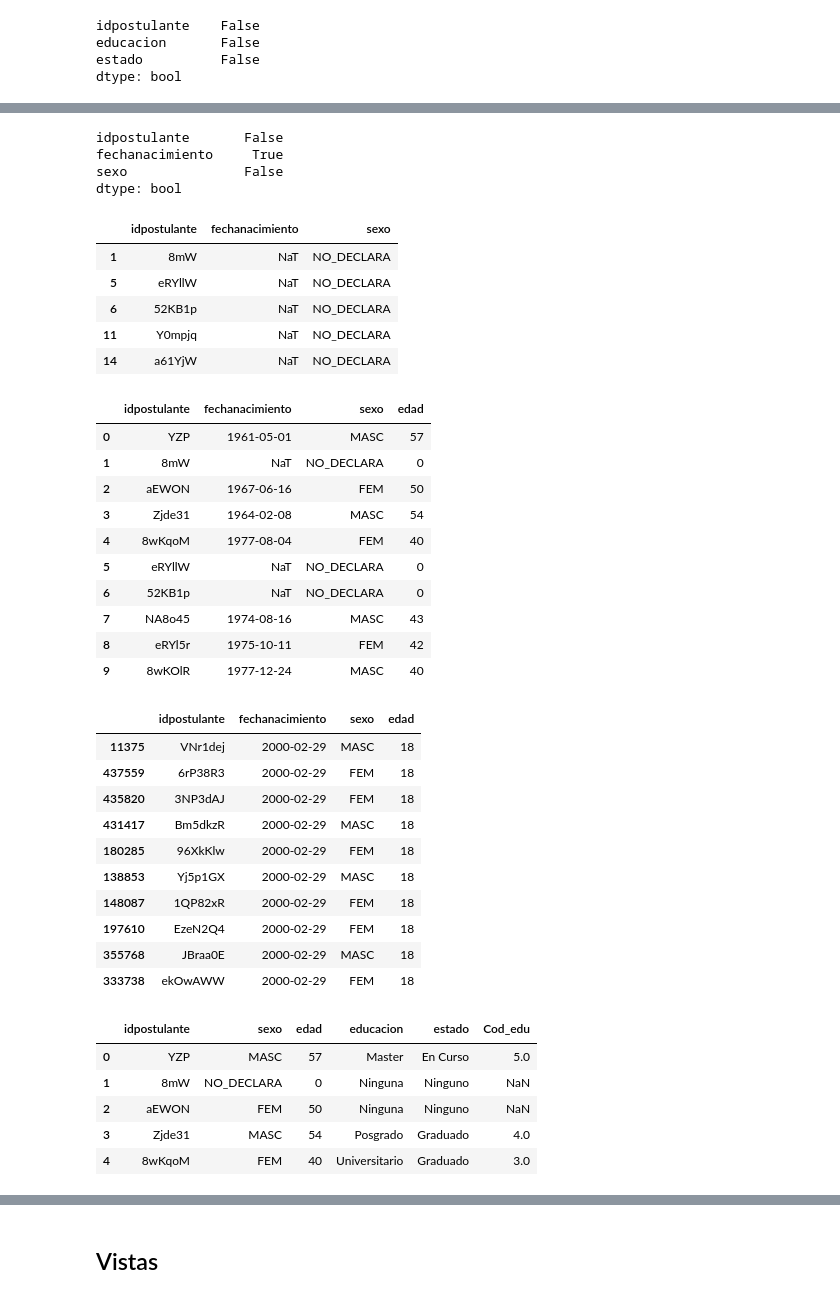
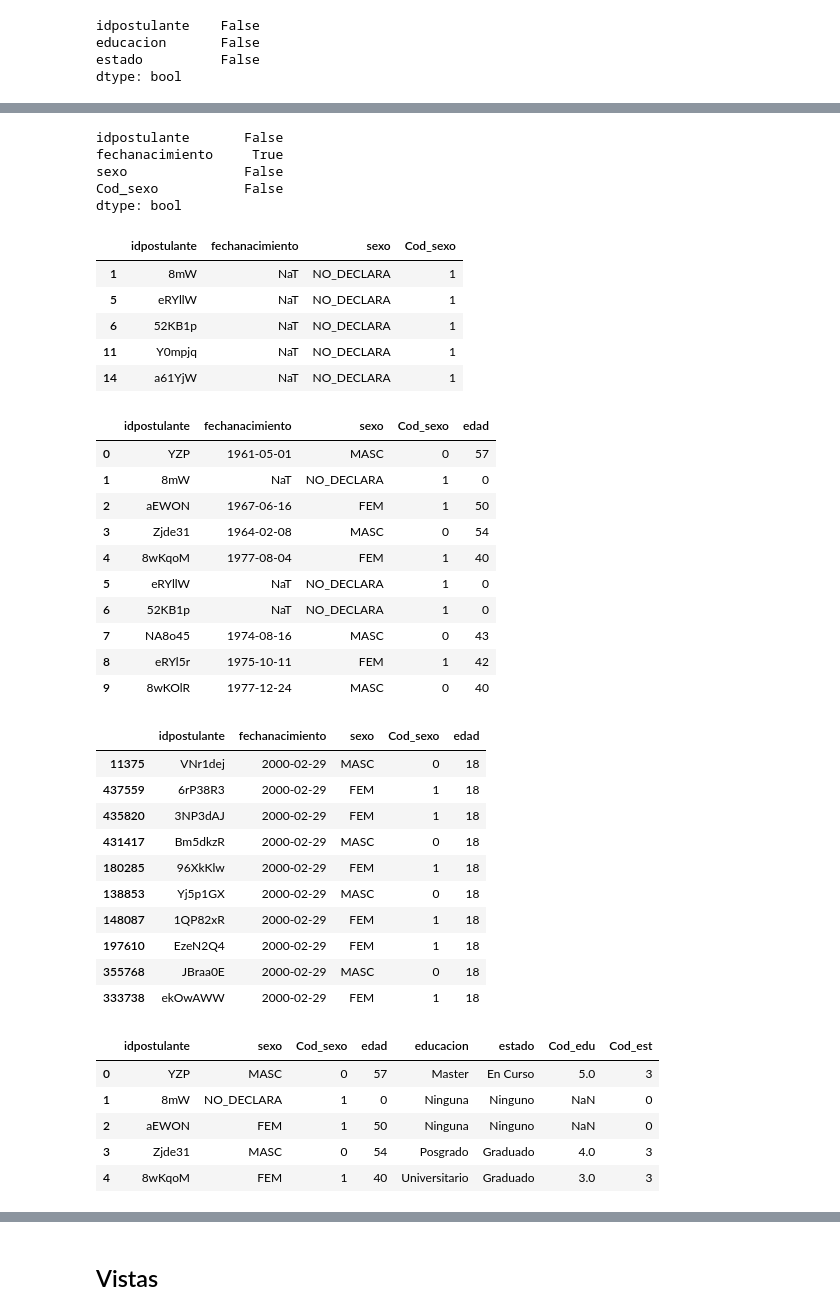
Before and after one commit to Mariano95/Analisis-exploratorio-de-datos, a Jupyter notebook: TP2.ipynb, the cells around one changed output, grey strips where cells are left out. Saved outputs shown, nothing was run; the diff lists cells and outputs as text; code cells hidden in the pictures.

```diff
--- a/TP2.ipynb
+++ b/TP2.ipynb
@@ -59,6 +66,9 @@ postulantes_educacion['Cod_edu'] = np.array([0 if e == 'Secundario' else
                                              4 if e == 'Posgrado' else
                                              5 if e == 'Master' else 6 for e in postulantes_educacion.educacion])
 
+postulantes_educacion['Cod_est'] = np.array([1 if e == 'Abandonado' else
+                                             2 if e == 'En curso' else 3 for e in postulantes_educacion.estado])
+
 postulantes_educacion = postulantes_educacion.sort_values(['idpostulante','Cod_edu'], ascending = False).drop_duplicates('idpostulante')
 # %%
 postulantes_educacion.head()
@@ -72,3 +82,5 @@ postulantes_educacion.head()
+# %%
+postulantes_genero_y_edad['Cod_sexo'] = np.array([0 if e == 'MASC' else 1 for e in postulantes_genero_y_edad.sexo])
 # %%
 #Ojo, fechas de nacimiento nulas
 
@@ -77,6 +89,7 @@ postulantes_genero_y_edad.isnull().any()
 idpostulante       False
 fechanacimiento     True
 sexo               False
+Cod_sexo           False
 dtype: bool
 # %%
 #Convierto la columna fechanacimiento a formato datetime.
@@ -87,12 +100,12 @@ postulantes_genero_y_edad['fechanacimiento'] = pd.to_datetime(postulantes_genero
 
 postulantes_genero_y_edad.loc[postulantes_genero_y_edad.fechanacimiento.isnull()].head()
 # %% [output]
-|  | idpostulante | fechanacimiento | sexo |
-| 1 | 8mW | NaT | NO_DECLARA |
-| 5 | eRYllW | NaT | NO_DECLARA |
-| 6 | 52KB1p | NaT | NO_DECLARA |
-| 11 | Y0mpjq | NaT | NO_DECLARA |
-| 14 | a61YjW | NaT | NO_DECLARA |
+|  | idpostulante | fechanacimiento | sexo | Cod_sexo |
+| 1 | 8mW | NaT | NO_DECLARA | 1 |
+| 5 | eRYllW | NaT | NO_DECLARA | 1 |
+| 6 | 52KB1p | NaT | NO_DECLARA | 1 |
+| 11 | Y0mpjq | NaT | NO_DECLARA | 1 |
+| 14 | a61YjW | NaT | NO_DECLARA | 1 |
 # %%
 #Vamos ahora a agregar una columna adicional al dataframe, de modo que podamos observar la edad de cada persona
 
@@ -101,49 +114,50 @@ postulantes_genero_y_edad['edad'] = postulantes_genero_y_edad['edad'].fillna(0)
 postulantes_genero_y_edad['edad'] = postulantes_genero_y_edad['edad'].astype(int)
 postulantes_genero_y_edad.head(10)
 # %% [output]
-|  | idpostulante | fechanacimiento | sexo | edad |
-| 0 | YZP | 1961-05-01 | MASC | 57 |
-| 1 | 8mW | NaT | NO_DECLARA | 0 |
-| 2 | aEWON | 1967-06-16 | FEM | 50 |
-| 3 | Zjde31 | 1964-02-08 | MASC | 54 |
-| 4 | 8wKqoM | 1977-08-04 | FEM | 40 |
-| 5 | eRYllW | NaT | NO_DECLARA | 0 |
-| 6 | 52KB1p | NaT | NO_DECLARA | 0 |
-| 7 | NA8o45 | 1974-08-16 | MASC | 43 |
-| 8 | eRYl5r | 1975-10-11 | FEM | 42 |
-| 9 | 8wKOlR | 1977-12-24 | MASC | 40 |
+|  | idpostulante | fechanacimiento | sexo | Cod_sexo | edad |
+| 0 | YZP | 1961-05-01 | MASC | 0 | 57 |
+| 1 | 8mW | NaT | NO_DECLARA | 1 | 0 |
+| 2 | aEWON | 1967-06-16 | FEM | 1 | 50 |
+| 3 | Zjde31 | 1964-02-08 | MASC | 0 | 54 |
+| 4 | 8wKqoM | 1977-08-04 | FEM | 1 | 40 |
+| 5 | eRYllW | NaT | NO_DECLARA | 1 | 0 |
+| 6 | 52KB1p | NaT | NO_DECLARA | 1 | 0 |
+| 7 | NA8o45 | 1974-08-16 | MASC | 0 | 43 |
+| 8 | eRYl5r | 1975-10-11 | FEM | 1 | 42 |
+| 9 | 8wKOlR | 1977-12-24 | MASC | 0 | 40 |
 # %%
 #Reviso la edad de las personas que cumplen años el 29/02
 
 postulantes_nacidos_en_febrero = postulantes_genero_y_edad.loc[postulantes_genero_y_edad['fechanacimiento'].dt.month == 2]
 postulantes_nacidos_en_febrero.loc[postulantes_nacidos_en_febrero['fechanacimiento'].dt.day == 29].sort_values('fechanacimiento',ascending = False).head(10)
 # %% [output]
-|  | idpostulante | fechanacimiento | sexo | edad |
-| 11375 | VNr1dej | 2000-02-29 | MASC | 18 |
-| 437559 | 6rP38R3 | 2000-02-29 | FEM | 18 |
-| 435820 | 3NP3dAJ | 2000-02-29 | FEM | 18 |
-| 431417 | Bm5dkzR | 2000-02-29 | MASC | 18 |
-| 180285 | 96XkKlw | 2000-02-29 | FEM | 18 |
-| 138853 | Yj5p1GX | 2000-02-29 | MASC | 18 |
-| 148087 | 1QP82xR | 2000-02-29 | FEM | 18 |
-| 197610 | EzeN2Q4 | 2000-02-29 | FEM | 18 |
-| 355768 | JBraa0E | 2000-02-29 | MASC | 18 |
-| 333738 | ekOwAWW | 2000-02-29 | FEM | 18 |
+|  | idpostulante | fechanacimiento | sexo | Cod_sexo | edad |
+| 11375 | VNr1dej | 2000-02-29 | MASC | 0 | 18 |
+| 437559 | 6rP38R3 | 2000-02-29 | FEM | 1 | 18 |
+| 435820 | 3NP3dAJ | 2000-02-29 | FEM | 1 | 18 |
+| 431417 | Bm5dkzR | 2000-02-29 | MASC | 0 | 18 |
+| 180285 | 96XkKlw | 2000-02-29 | FEM | 1 | 18 |
+| 138853 | Yj5p1GX | 2000-02-29 | MASC | 0 | 18 |
+| 148087 | 1QP82xR | 2000-02-29 | FEM | 1 | 18 |
+| 197610 | EzeN2Q4 | 2000-02-29 | FEM | 1 | 18 |
+| 355768 | JBraa0E | 2000-02-29 | MASC | 0 | 18 |
+| 333738 | ekOwAWW | 2000-02-29 | FEM | 1 | 18 |
 # %%
 #Merge de los datos de los postulantes
 
 postulantes = pd.merge(postulantes_genero_y_edad,postulantes_educacion,how='left',on='idpostulante')
 postulantes['educacion'] = postulantes['educacion'].fillna('Ninguna')
 postulantes['estado'] = postulantes['estado'].fillna('Ninguno')
+postulantes['Cod_est'] = postulantes['Cod_est'].fillna('0')
 postulantes = postulantes.drop(['fechanacimiento'],axis=1)
 postulantes.head()
 # %% [output]
-|  | idpostulante | sexo | edad | educacion | estado | Cod_edu |
-| 0 | YZP | MASC | 57 | Master | En Curso | 5.0 |
-| 1 | 8mW | NO_DECLARA | 0 | Ninguna | Ninguno | NaN |
-| 2 | aEWON | FEM | 50 | Ninguna | Ninguno | NaN |
-| 3 | Zjde31 | MASC | 54 | Posgrado | Graduado | 4.0 |
-| 4 | 8wKqoM | FEM | 40 | Universitario | Graduado | 3.0 |
+|  | idpostulante | sexo | Cod_sexo | edad | educacion | estado | Cod_edu | Cod_est |
+| 0 | YZP | MASC | 0 | 57 | Master | En Curso | 5.0 | 3 |
+| 1 | 8mW | NO_DECLARA | 1 | 0 | Ninguna | Ninguno | NaN | 0 |
+| 2 | aEWON | FEM | 1 | 50 | Ninguna | Ninguno | NaN | 0 |
+| 3 | Zjde31 | MASC | 0 | 54 | Posgrado | Graduado | 4.0 | 3 |
+| 4 | 8wKqoM | FEM | 1 | 40 | Universitario | Graduado | 3.0 | 3 |
 # %%
 postulantes.isnull().any()
 # %% [output]
```
Also changed, not shown: parts of 12 cells of this notebook.
